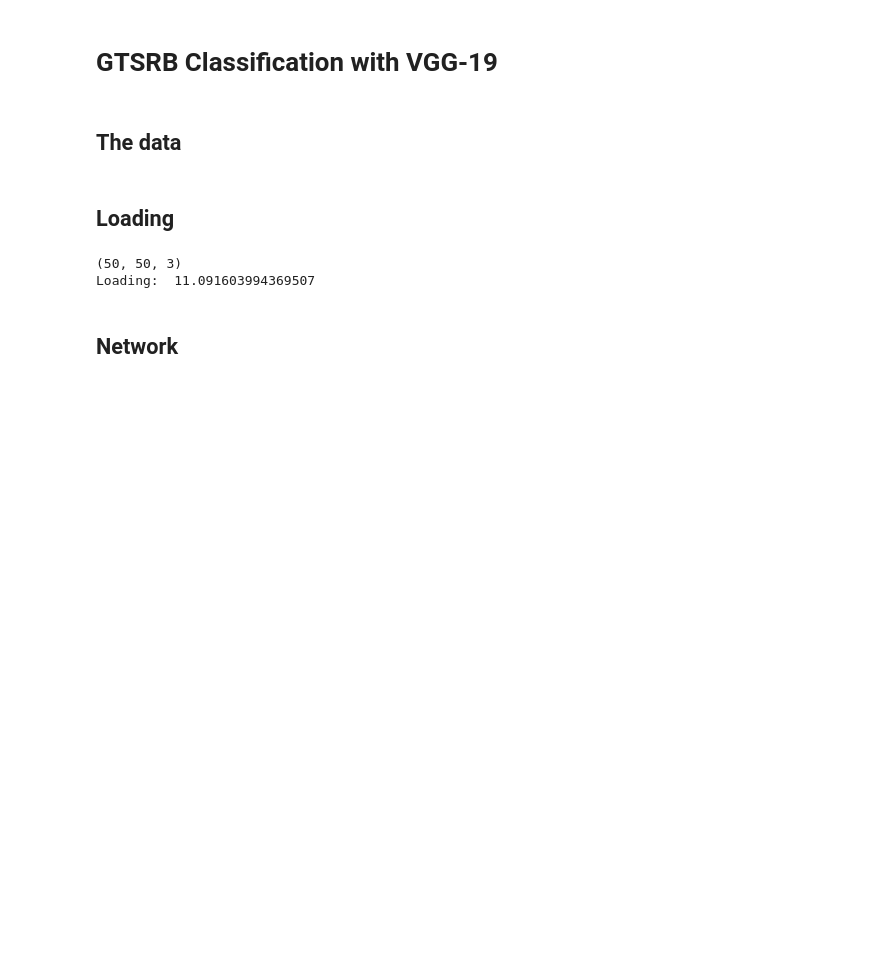
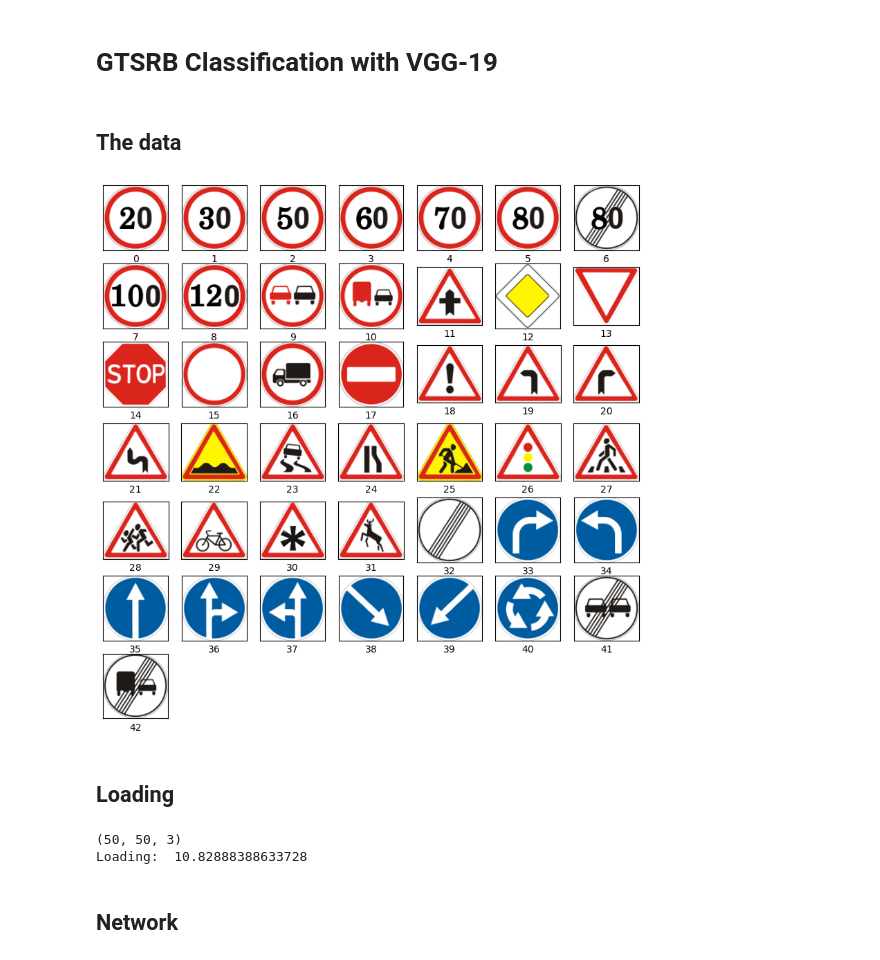
Before and after one commit to RethtihpongEM/Traffic-Sign-Detection, a Jupyter notebook: Models/VGG-19/VGG-19.ipynb, the cells around one changed output. Drawn from its saved outputs; the diff is of its cells as text; code cells hidden in the pictures; blank space fills up the shorter version.

```diff
--- a/Models/VGG-19/VGG-19.ipynb
+++ b/Models/VGG-19/VGG-19.ipynb
@@ -16,18 +16,20 @@ import matplotlib.pyplot as plt
 # %% [markdown]
 ## The data
 # %%
-dir = '../Dataset'
+dir = '../../Dataset/GTSRB/'
 
 plt.figure(figsize=(10, 10))
 for i in range (0,43):
     plt.subplot(7,7,i+1)
     plt.xticks([])
     plt.yticks([])
     plt.grid(False)
     path = dir + "/Meta/{0}.png".format(i)
     img = plt.imread(path)
     plt.imshow(img)
     plt.xlabel(i)
+# %% [output]
+[figure, added]
 # %% [markdown]
 ## Loading
 # %%
@@ -94,7 +96,7 @@ test_labels = utils.to_categorical(test_labels, 43)
 print('Loading: ', time() - start)
 # %% [output]
 (50, 50, 3)
-Loading:  11.091603994369507
+Loading:  10.82888388633728
 # %% [markdown]
 ## Network
 # %%
```
Also changed, not shown: parts of 2 cells of this notebook, 1 other file.
